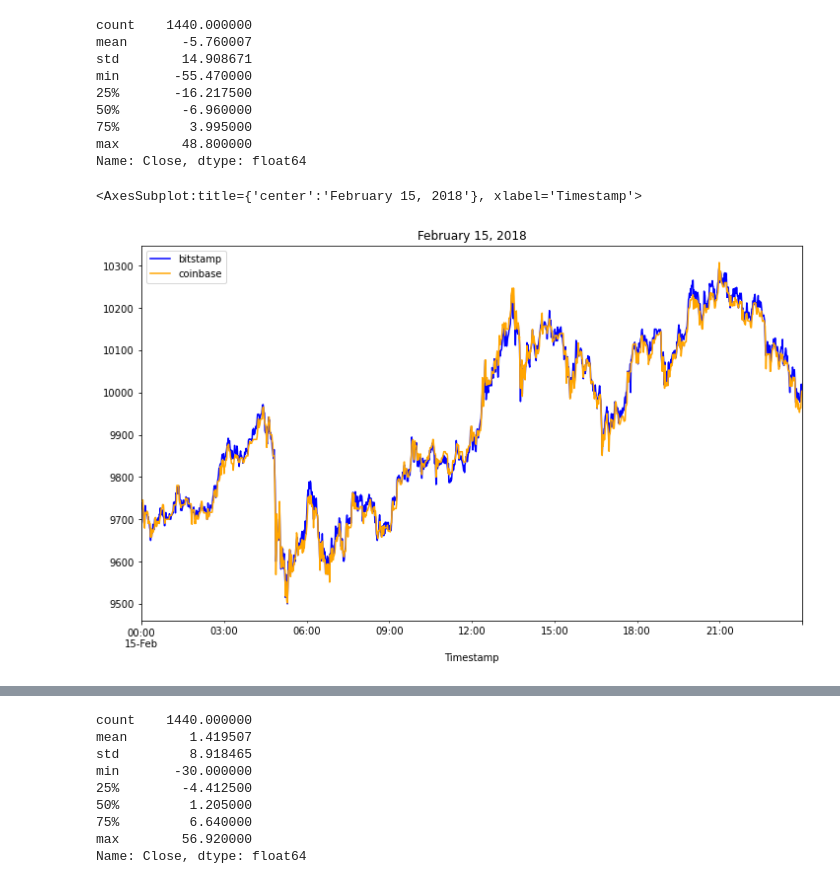
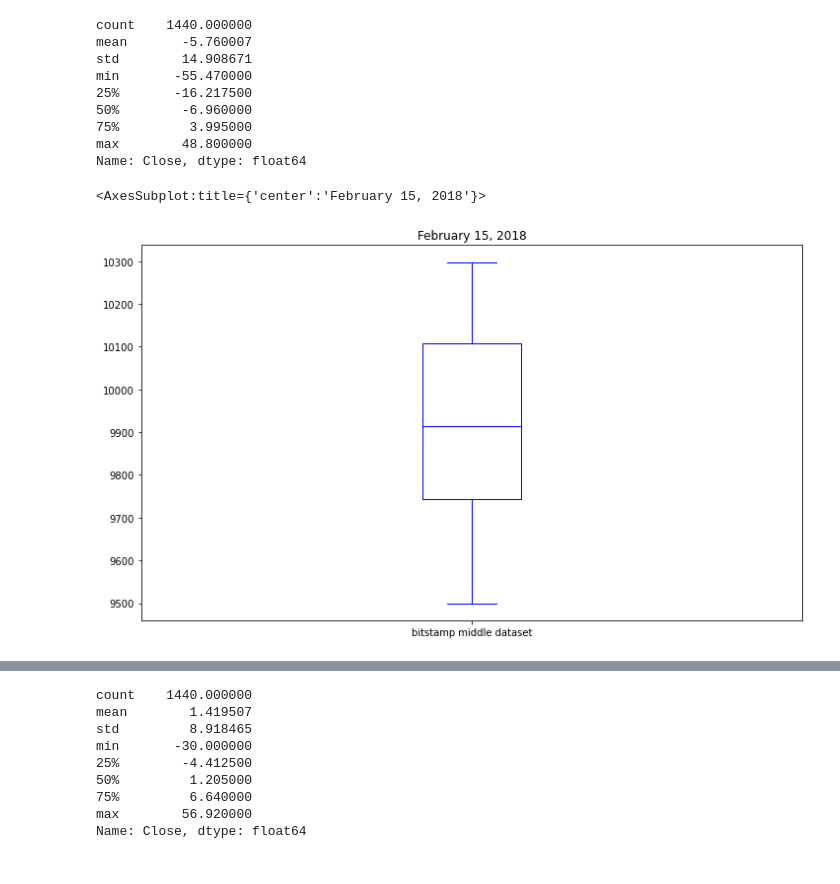
Before and after one commit to EGeorge2021r/Challenge3Repo, a Jupyter notebook: Starter_Code/crypto_arbitrage.ipynb, the cells around one changed output, grey strips where cells are left out. Saved outputs shown, nothing was run; the diff lists cells and outputs as text; code cells hidden in the pictures.

```diff
--- a/Starter_Code/crypto_arbitrage.ipynb
+++ b/Starter_Code/crypto_arbitrage.ipynb
@@ -395,8 +473,8 @@ max        48.800000
 Name: Close, dtype: float64
 # %%
 # Visualize the arbitrage spread from the middle of the dataset in a box plot
-bitstamp_df['Close'].loc['2018-02-15'].plot(legend=True, figsize=(12, 7), title="February 15, 2018", color="blue", label="bitstamp")
-coinbase_df['Close'].loc['2018-02-15'].plot(legend=True, figsize=(12, 7), color="orange", label="coinbase")
+bitstamp_df['Close'].loc['2018-02-15'].plot(legend=True, kind="box", figsize=(12, 7), title="February 15, 2018", color="blue", label="bitstamp middle dataset")
+#coinbase_df['Close'].loc['2018-02-15'].plot(legend=True, figsize=(12, 7), color="orange", label="coinbase")
 # %% [output]
-<AxesSubplot:title={'center':'February 15, 2018'}, xlabel='Timestamp'>
+<AxesSubplot:title={'center':'February 15, 2018'}>
-[figure, old version]
+[figure, new version]
```
Also changed, not shown: parts of 18 cells of this notebook.
